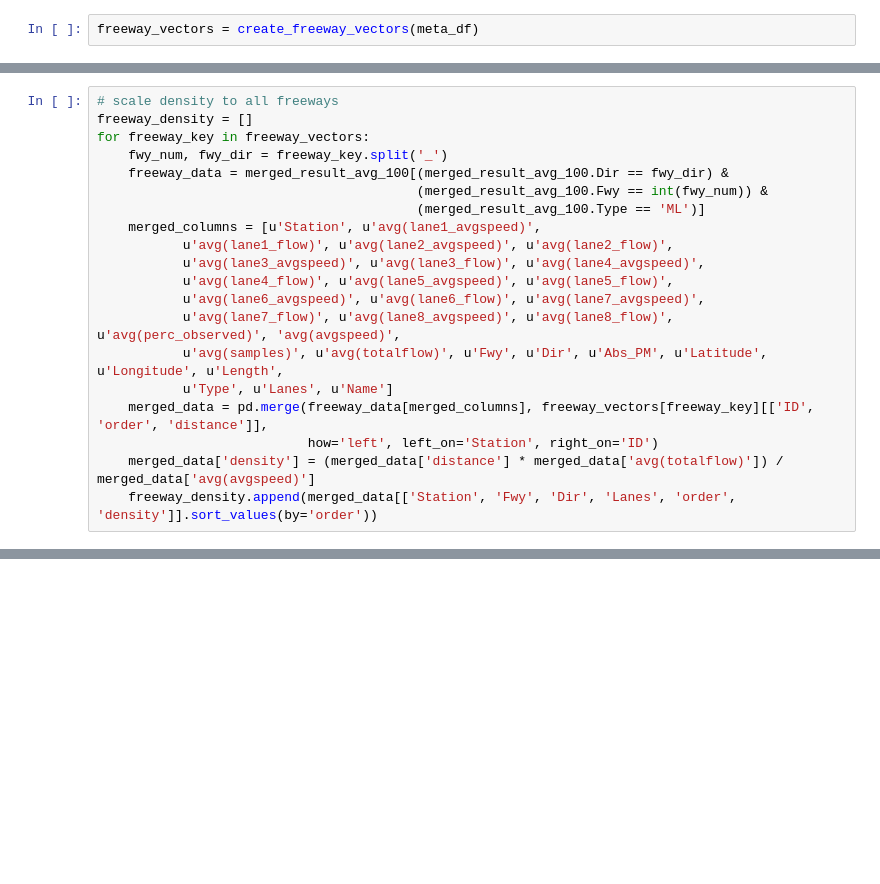
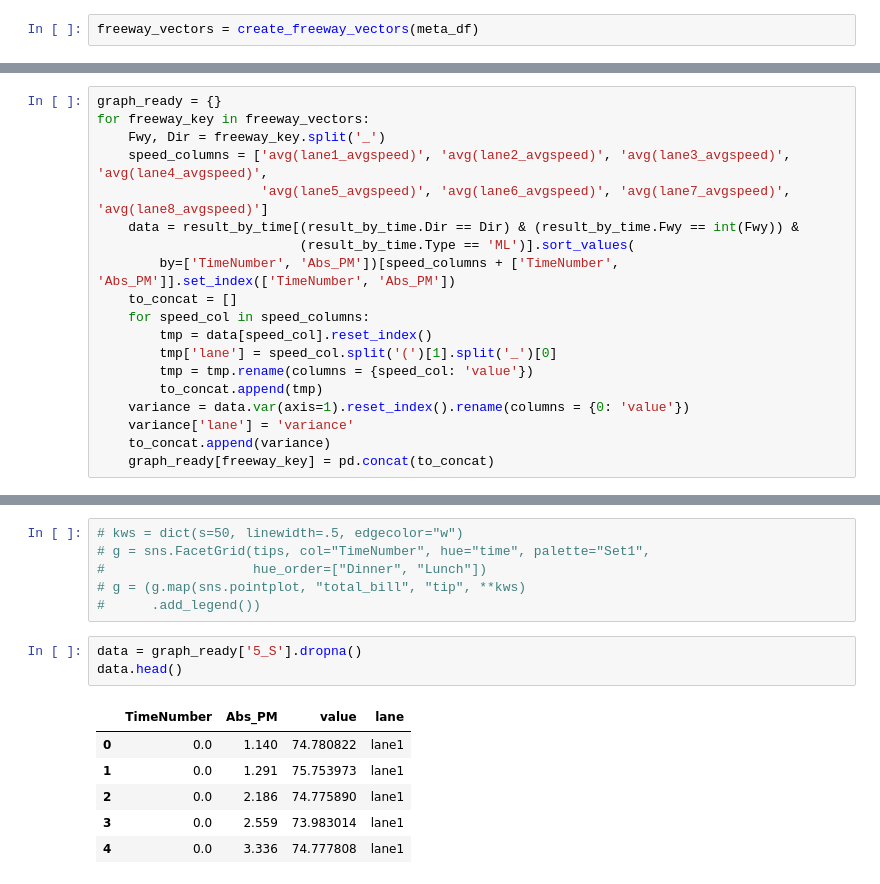
Before and after one commit to abrespect/DSE_Cohort2_Traffic_Capstone, a Jupyter notebook: cohort2/exploration/spark/spark_by_lane_analysis.ipynb, the cells around one changed output, grey strips where cells are left out. Drawn from its saved outputs; the diff is of its cells as text; blank space fills up the shorter version.

```diff
--- a/cohort2/exploration/spark/spark_by_lane_analysis.ipynb
+++ b/cohort2/exploration/spark/spark_by_lane_analysis.ipynb
@@ -940,20 +91,0 @@ merged_data[['Station', 'order', 'density']].sort_values(by='order')
-# %%
-# scale density to all freeways
-freeway_density = []
-for freeway_key in freeway_vectors:
-    fwy_num, fwy_dir = freeway_key.split('_')
-    freeway_data = merged_result_avg_100[(merged_result_avg_100.Dir == fwy_dir) &
-                                         (merged_result_avg_100.Fwy == int(fwy_num)) &
-                                         (merged_result_avg_100.Type == 'ML')]
-    merged_columns = [u'Station', u'avg(lane1_avgspeed)',
-           u'avg(lane1_flow)', u'avg(lane2_avgspeed)', u'avg(lane2_flow)',
-           u'avg(lane3_avgspeed)', u'avg(lane3_flow)', u'avg(lane4_avgspeed)',
-           u'avg(lane4_flow)', u'avg(lane5_avgspeed)', u'avg(lane5_flow)',
-           u'avg(lane6_avgspeed)', u'avg(lane6_flow)', u'avg(lane7_avgspeed)',
-           u'avg(lane7_flow)', u'avg(lane8_avgspeed)', u'avg(lane8_flow)', u'avg(perc_observed)', 'avg(avgspeed)',
-           u'avg(samples)', u'avg(totalflow)', u'Fwy', u'Dir', u'Abs_PM', u'Latitude', u'Longitude', u'Length',
-           u'Type', u'Lanes', u'Name']
-    merged_data = pd.merge(freeway_data[merged_columns], freeway_vectors[freeway_key][['ID', 'order', 'distance']],
-                           how='left', left_on='Station', right_on='ID')
-    merged_data['density'] = (merged_data['distance'] * merged_data['avg(totalflow)']) / merged_data['avg(avgspeed)']
-    freeway_density.append(merged_data[['Station', 'Fwy', 'Dir', 'Lanes', 'order', 'density']].sort_values(by='order'))
@@ -1029,0 +126,19 @@ plt.show()
+# %%
+graph_ready = {}
+for freeway_key in freeway_vectors:
+    Fwy, Dir = freeway_key.split('_')
+    speed_columns = ['avg(lane1_avgspeed)', 'avg(lane2_avgspeed)', 'avg(lane3_avgspeed)', 'avg(lane4_avgspeed)',
+                     'avg(lane5_avgspeed)', 'avg(lane6_avgspeed)', 'avg(lane7_avgspeed)', 'avg(lane8_avgspeed)']
+    data = result_by_time[(result_by_time.Dir == Dir) & (result_by_time.Fwy == int(Fwy)) &
+                          (result_by_time.Type == 'ML')].sort_values(
+        by=['TimeNumber', 'Abs_PM'])[speed_columns + ['TimeNumber', 'Abs_PM']].set_index(['TimeNumber', 'Abs_PM'])
+    to_concat = []
+    for speed_col in speed_columns:
+        tmp = data[speed_col].reset_index()
+        tmp['lane'] = speed_col.split('(')[1].split('_')[0]
+        tmp = tmp.rename(columns = {speed_col: 'value'})
+        to_concat.append(tmp)
+    variance = data.var(axis=1).reset_index().rename(columns = {0: 'value'})
+    variance['lane'] = 'variance'
+    to_concat.append(variance)
+    graph_ready[freeway_key] = pd.concat(to_concat)
@@ -1029,0 +154,16 @@ plt.show()
+# %%
+# kws = dict(s=50, linewidth=.5, edgecolor="w")
+# g = sns.FacetGrid(tips, col="TimeNumber", hue="time", palette="Set1",
+#                   hue_order=["Dinner", "Lunch"])
+# g = (g.map(sns.pointplot, "total_bill", "tip", **kws)
+#      .add_legend())
+# %%
+data = graph_ready['5_S'].dropna()
+data.head()
+# %% [output]
+|  | TimeNumber | Abs_PM | value | lane |
+| 0 | 0.0 | 1.140 | 74.780822 | lane1 |
+| 1 | 0.0 | 1.291 | 75.753973 | lane1 |
+| 2 | 0.0 | 2.186 | 74.775890 | lane1 |
+| 3 | 0.0 | 2.559 | 73.983014 | lane1 |
+| 4 | 0.0 | 3.336 | 74.777808 | lane1 |
```
Also changed, not shown: parts of 84 cells of this notebook.
